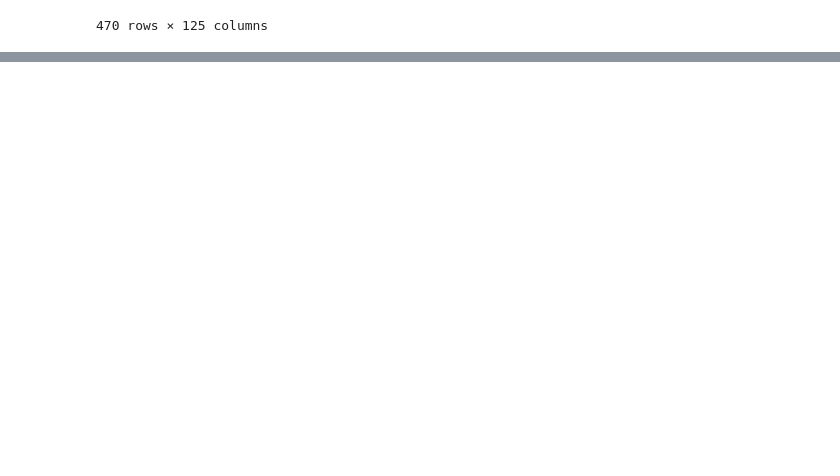
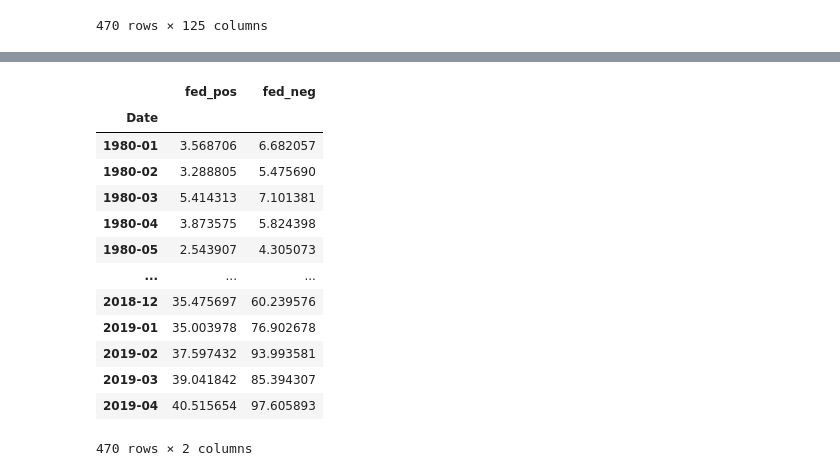
Before and after one commit to johnsonice/IMF_VE_News, a Jupyter notebook: research/Untitled.ipynb, the cells around one changed output, grey strips where cells are left out. Drawn from its saved outputs; the diff is of its cells as text; code cells hidden in the pictures; blank space fills up the shorter version.

```diff
--- a/research/Untitled.ipynb
+++ b/research/Untitled.ipynb
@@ -39,0 +77,7 @@ reference_arg
+# %%
+arg_index_df = pd.DataFrame(index=reference_arg.index)
+for col in sims_map.columns:
+    agg_index = create_agg_index(sims_map[col].dropna(), reference_arg)
+    print(agg_index)
+    arg_index_df = arg_index_df.join(agg_index)
+arg_index_df
@@ -39,0 +120,17 @@ reference_arg
+# %%
+arg_index_df
+# %% [output]
+|  | fed_pos | fed_neg |
+| Date |  |  |
+| 1980-01 | 3.568706 | 6.682057 |
+| 1980-02 | 3.288805 | 5.475690 |
+| 1980-03 | 5.414313 | 7.101381 |
+| 1980-04 | 3.873575 | 5.824398 |
+| 1980-05 | 2.543907 | 4.305073 |
+| ... | ... | ... |
+| 2018-12 | 35.475697 | 60.239576 |
+| 2019-01 | 35.003978 | 76.902678 |
+| 2019-02 | 37.597432 | 93.993581 |
+| 2019-03 | 39.041842 | 85.394307 |
+| 2019-04 | 40.515654 | 97.605893 |
+470 rows × 2 columns
```
Also changed, not shown: parts of 8 cells of this notebook, 3 other files.
